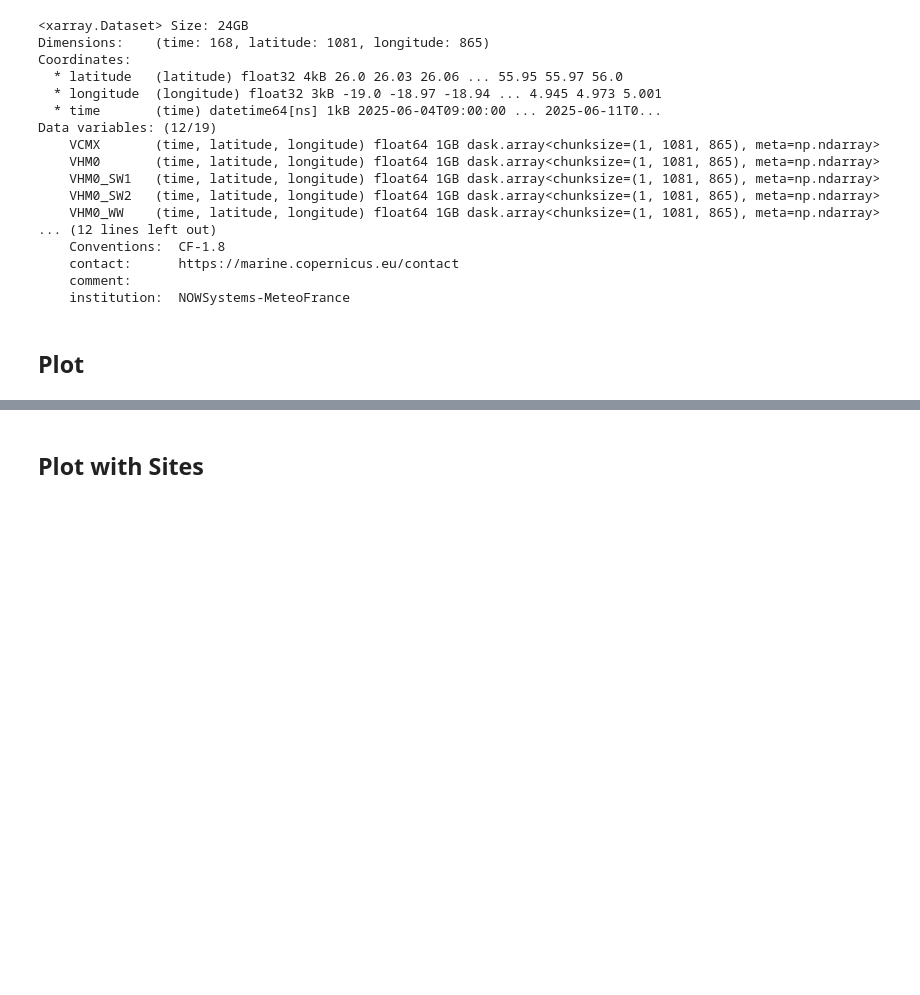
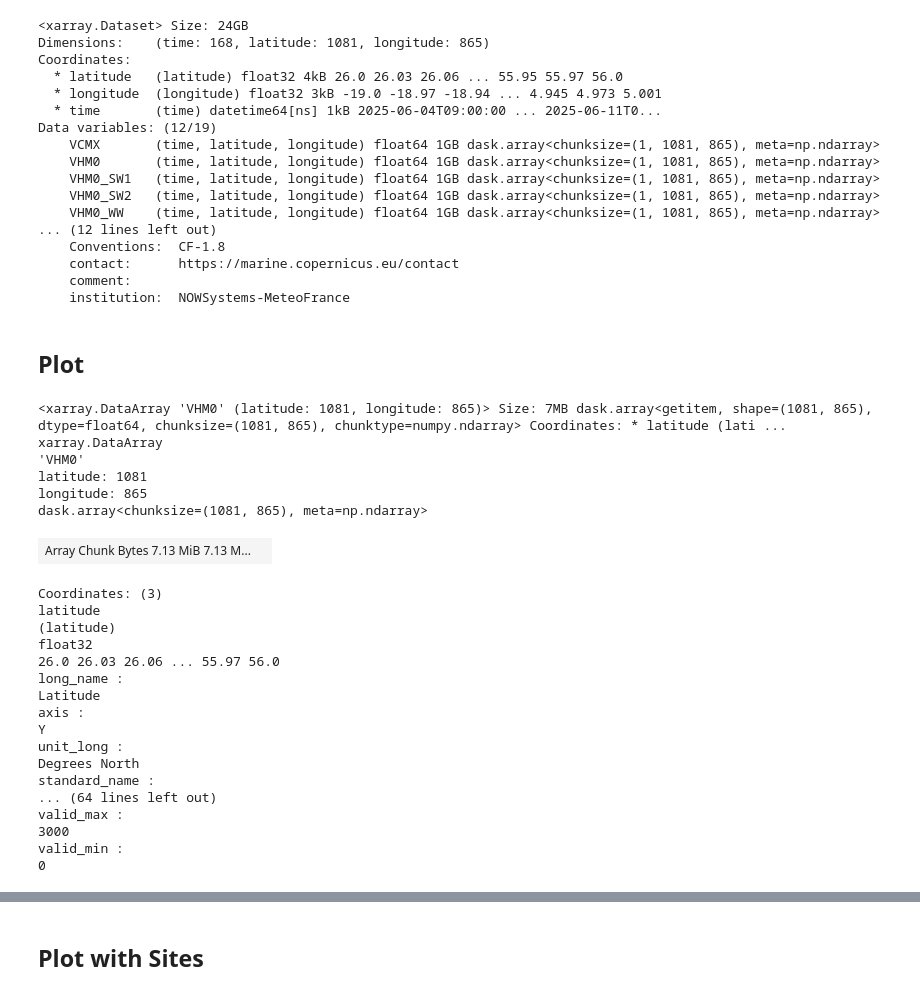
Before and after one commit to SINTEF-9012/climarest-oyster, a Jupyter notebook: notebooks/cmems_test_mod_ibi_phy_anfc_withsites.ipynb, the cells around one changed output, grey strips where cells are left out. Cells and saved outputs as stored; diff of their text form; code cells hidden in the pictures; blank space fills up the shorter version.

```diff
--- a/notebooks/cmems_test_mod_ibi_phy_anfc_withsites.ipynb
+++ b/notebooks/cmems_test_mod_ibi_phy_anfc_withsites.ipynb
@@ -84,7 +84,32 @@ Data variables: (12/19)
 # %%
 data = dset["VHM0"]  # Replace with your actual variable name
 # %%
-data.sel(time=data.time[0], depth=data.depth[0])
+data.sel(time=data.time[0])
+# %% [output]
+<xarray.DataArray 'VHM0' (latitude: 1081, longitude: 865)> Size: 7MB dask.array<getitem, shape=(1081, 865), dtype=float64, chunksize=(1081, 865), chunktype=numpy.ndarray> Coordinates: * latitude (lati ...
+xarray.DataArray
+'VHM0'
+latitude: 1081
+longitude: 865
+dask.array<chunksize=(1081, 865), meta=np.ndarray>
+| Array Chunk Bytes 7.13 MiB 7.13 M... |  |
+Coordinates: (3)
+latitude
+(latitude)
+float32
+26.0 26.03 26.06 ... 55.97 56.0
+long_name :
+Latitude
+axis :
+Y
+unit_long :
+Degrees North
+standard_name :
+... (64 lines left out)
+valid_max :
+3000
+valid_min :
+0
 # %%
 # Choose the projection
 proj = ccrs.PlateCarree()
```
Also changed, not shown: parts of 4 cells of this notebook, 1 other file.
